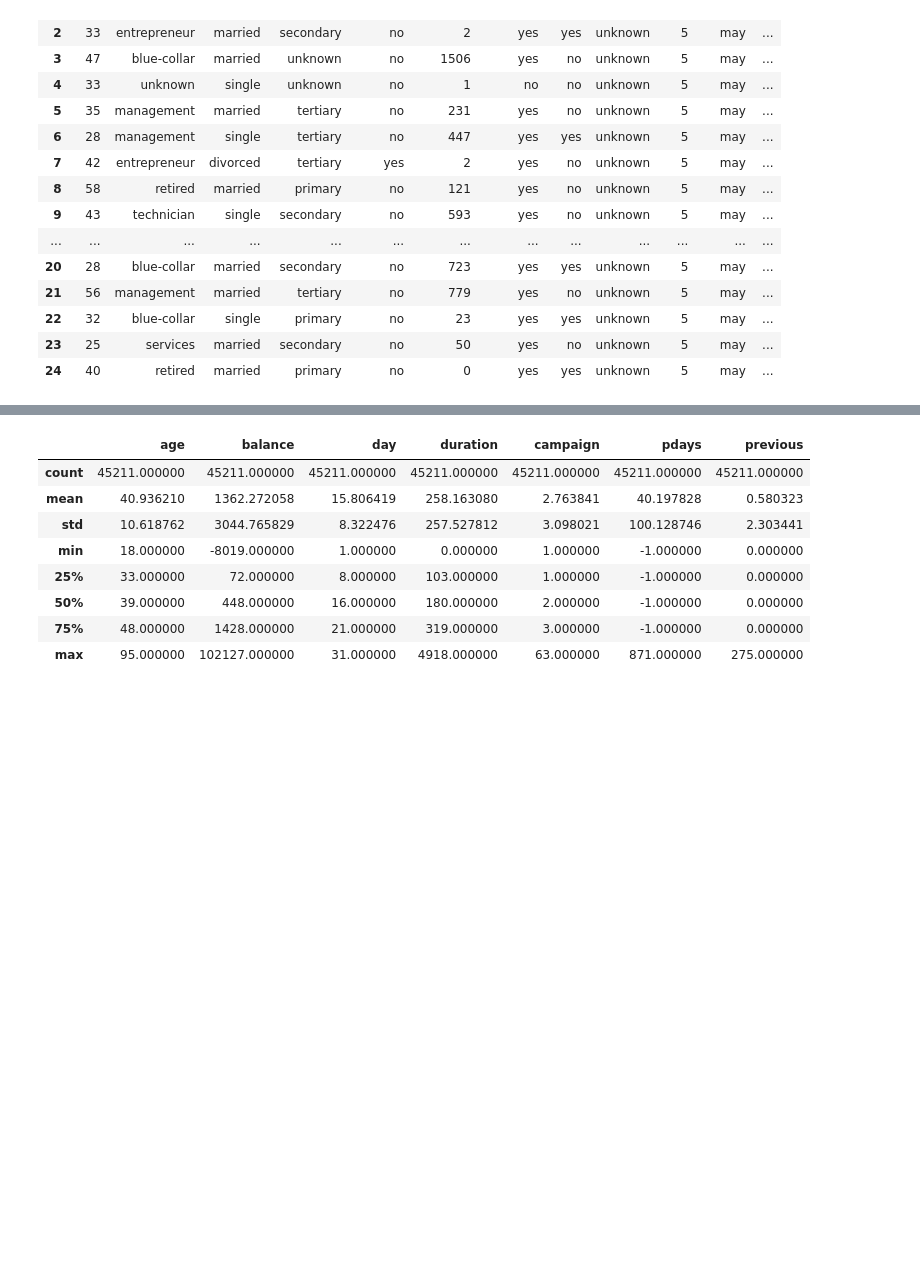
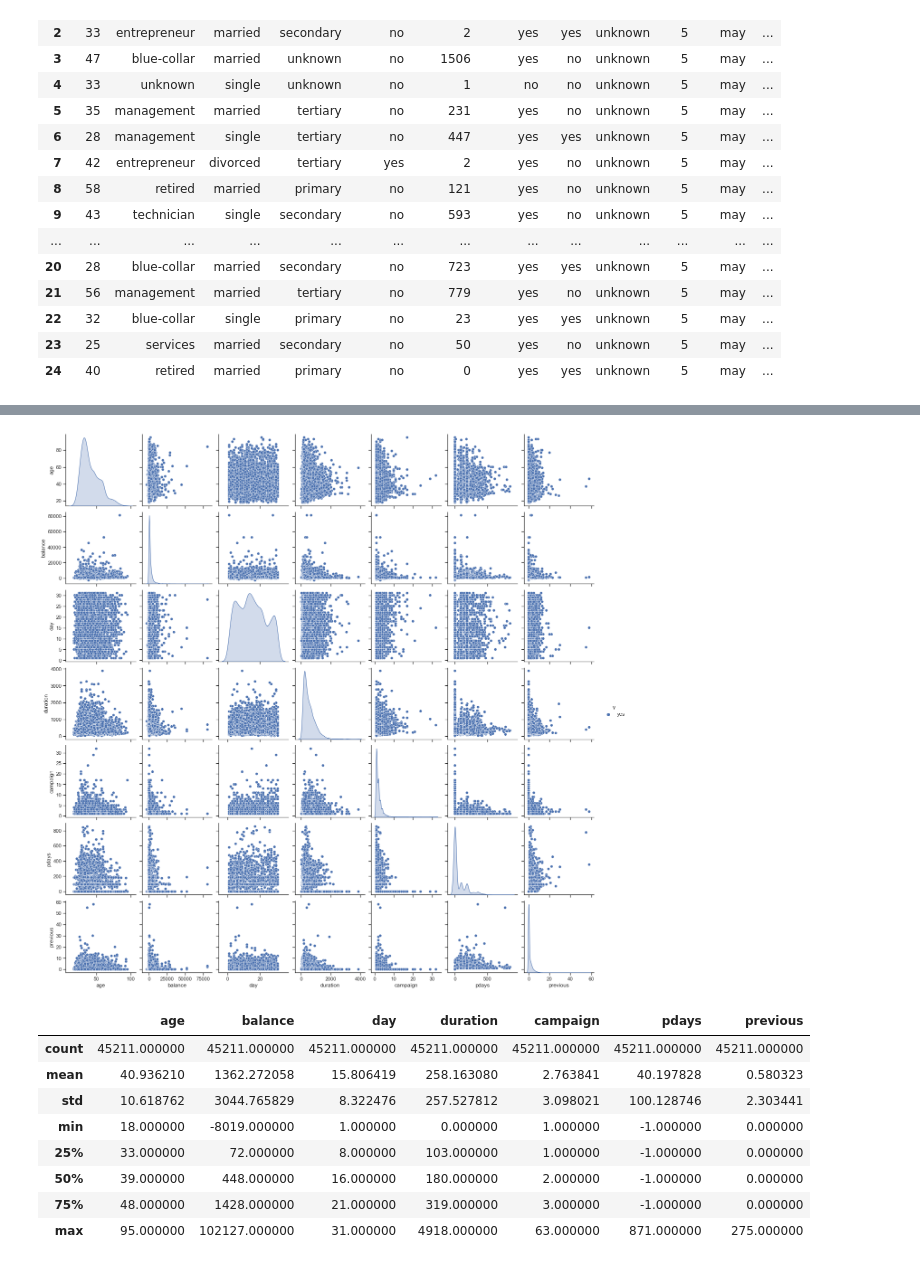
Before and after one commit to emiliocarpio/data-science-the-bridge, a Jupyter notebook: 2-data-analysis/2-Pandas/Presentacion/presentacion.ipynb, the cells around one changed output, grey strips where cells are left out. Saved outputs shown, nothing was run; the diff lists cells and outputs as text; code cells hidden in the pictures; blank space fills up the shorter version.

```diff
--- a/2-data-analysis/2-Pandas/Presentacion/presentacion.ipynb
+++ b/2-data-analysis/2-Pandas/Presentacion/presentacion.ipynb
@@ -35,3 +123,8 @@ df.head(25)
+# %%
+sns.pairplot(df_y, hue="y")
+plt.show()
+# %% [output]
+[figure, added]
 # %%
 df.describe()
 # %% [output]
```
Also changed, not shown: parts of 23 cells of this notebook, 4 other files.
